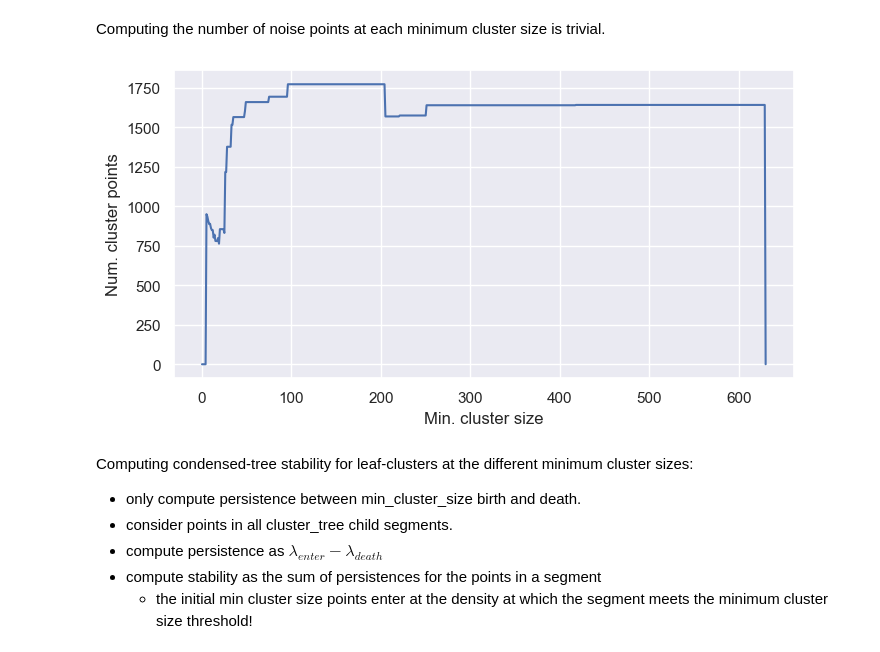
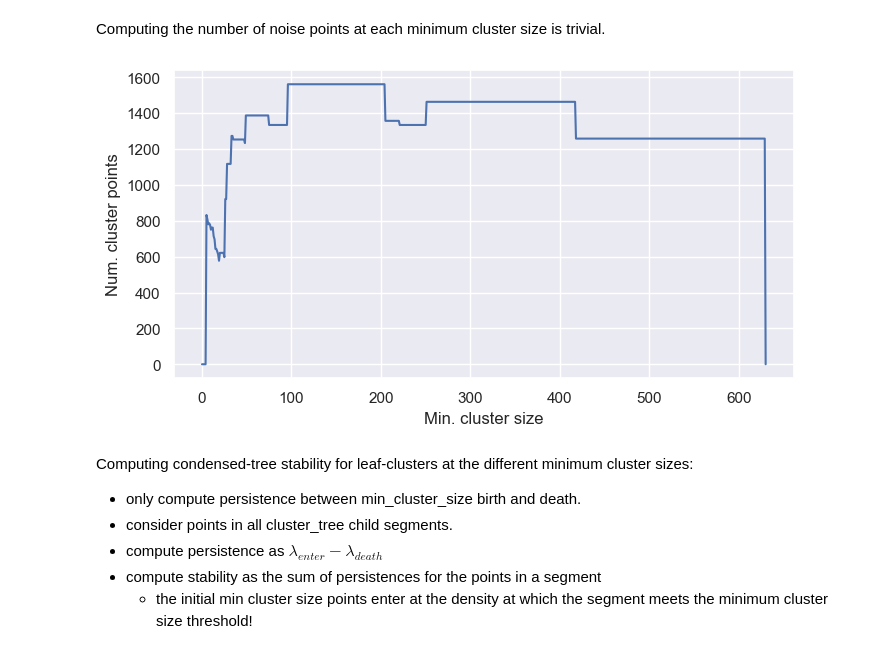
Before and after one commit to JelmerBot/fast_hdbscan, a Jupyter notebook: doc/layer_clustering.ipynb, the cells around one changed output. Saved outputs shown, nothing was run; the diff lists cells and outputs as text; code cells hidden in the pictures.

Commit message:
simplify and make numba compatible

```diff
--- a/doc/layer_clustering.ipynb
+++ b/doc/layer_clustering.ipynb
@@ -148,37 +115,53 @@ def extract_leaves(raw_tree, n_points, min_size):
 # %%
+from fast_hdbscan.hdbscan import (
+    compute_minimum_spanning_tree,
+    mst_to_linkage_tree,
+    condense_tree,
+)
+
 # Compute initial condensed tree
-c = HDBSCAN(min_cluster_size=5).fit(data)
+min_cluster_size = 5
+n_points = data.shape[0]
+minimum_spanning_tree, _, _ = compute_minimum_spanning_tree(
+    data, min_samples=min_cluster_size
+)
+sorted_mst = minimum_spanning_tree[
+    np.lexsort(
+        (
+            minimum_spanning_tree.T[1],
+            minimum_spanning_tree.T[0],
+            minimum_spanning_tree.T[2],
+        )
+    )
+]
+linkage_tree = mst_to_linkage_tree(sorted_mst)
+condensed_tree = condense_tree(linkage_tree, min_cluster_size=min_cluster_size)
 
 # Extract leaves-tree from the condensed tree
-leaves, cluster_tree = extract_leaves(c._condensed_tree, data.shape[0], c.min_cluster_size)
+leaves = min_cluster_size_barcode(condensed_tree, data.shape[0], min_cluster_size)
 # %% [markdown]
 ### Quality measures
 # %% [markdown]
 Computing the number of noise points at each minimum cluster size is trivial.
 # %%
-def num_points_in_clusters(leaves):
-    max_death = max(leaf.get("death", 0) + 1 for leaf in leaves.values())
-    clustered_points = np.zeros(max_death)
-
-    for leaf_id, attrs in leaves.items():
-        tree_idx = np.searchsorted(cluster_tree["child"], leaf_id)
-        item_size = cluster_tree["child_size"][tree_idx]
-        min_size = attrs["birth"]
-        max_size = attrs.get("death", max_death - 1)
-        clustered_points[min_size:max_size] += item_size
-
+# @numba.njit()
+def num_points_in_clusters(leaves, root):
+    max_birth = leaves[root].birth
+    clustered_points = np.zeros(max_birth + 1)
+    for birth, death in leaves.values():
+        clustered_points[birth:min(max_birth, death)] += death - 1
     return clustered_points
 # %%
 # List the number of points in each leaf birth and death
-clustered_points = num_points_in_clusters(leaves)
+clustered_points = num_points_in_clusters(leaves, condensed_tree.parent[0])
 
 plt.figure(figsize=(8, 4))
 plt.plot(clustered_points)
 plt.xlabel("Min. cluster size")
 plt.ylabel("Num. cluster points")
 plt.show()
 # %% [output]
-[figure, old version]
+[figure, new version]
 # %% [markdown]
 Computing condensed-tree stability for leaf-clusters at the different minimum
 cluster sizes:
```
Also changed, not shown: parts of 22 cells of this notebook.
